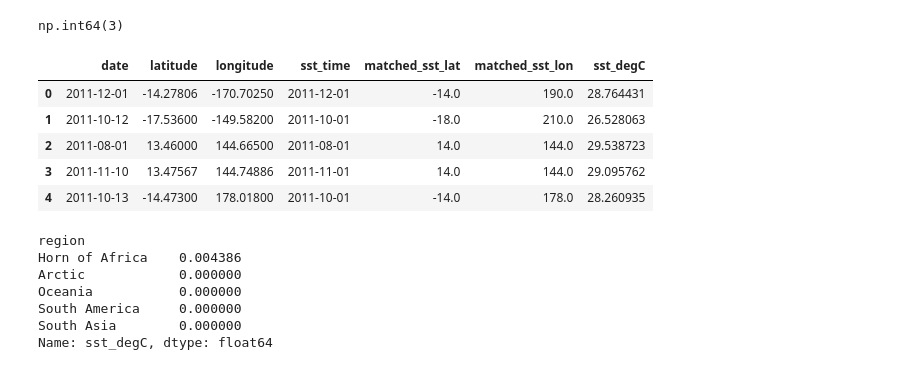
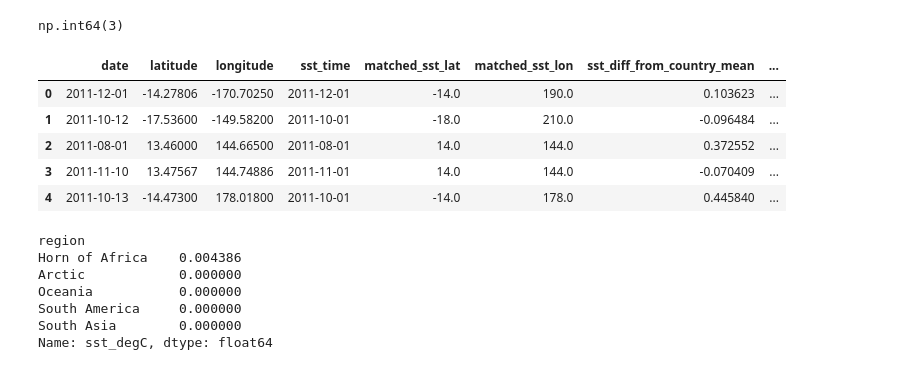
Before and after one commit to madwhe/WWF-Fisheries-Conflict-Analysis, a Jupyter notebook: WWF_Team9_Summer26.ipynb, the cells around one changed output. Drawn from its saved outputs; the diff is of its cells as text; code cells hidden in the pictures.

Commit message:
Update WWF_Team9_Summer26.ipynb
Helper function updated to calculate mean SST by country, then the difference from SST of a specific latitude/longitude.

```diff
--- a/WWF_Team9_Summer26.ipynb
+++ b/WWF_Team9_Summer26.ipynb
@@ -748,6 +739,7 @@ df_with_sst_ocean = add_sst_to_events(
     date_col="date",
     lat_col="latitude",
     lon_col="longitude",
+    country_col="country",
     max_radius_deg=10
 )
 
@@ -758,19 +750,21 @@ np.int64(3)
 # %%
 df_with_sst_ocean[[
     "date",
     "latitude",
     "longitude",
     "sst_time",
     "matched_sst_lat",
     "matched_sst_lon",
+    "sst_diff_from_country_mean",
+    "sst_country_mean_degC",
     "sst_degC"]].head()
 # %% [output]
-|  | date | latitude | longitude | sst_time | matched_sst_lat | matched_sst_lon | sst_degC |
-| 0 | 2011-12-01 | -14.27806 | -170.70250 | 2011-12-01 | -14.0 | 190.0 | 28.764431 |
-| 1 | 2011-10-12 | -17.53600 | -149.58200 | 2011-10-01 | -18.0 | 210.0 | 26.528063 |
-| 2 | 2011-08-01 | 13.46000 | 144.66500 | 2011-08-01 | 14.0 | 144.0 | 29.538723 |
-| 3 | 2011-11-10 | 13.47567 | 144.74886 | 2011-11-01 | 14.0 | 144.0 | 29.095762 |
-| 4 | 2011-10-13 | -14.47300 | 178.01800 | 2011-10-01 | -14.0 | 178.0 | 28.260935 |
+|  | date | latitude | longitude | sst_time | matched_sst_lat | matched_sst_lon | sst_diff_from_country_mean | ... |
+| 0 | 2011-12-01 | -14.27806 | -170.70250 | 2011-12-01 | -14.0 | 190.0 | 0.103623 | ... |
+| 1 | 2011-10-12 | -17.53600 | -149.58200 | 2011-10-01 | -18.0 | 210.0 | -0.096484 | ... |
+| 2 | 2011-08-01 | 13.46000 | 144.66500 | 2011-08-01 | 14.0 | 144.0 | 0.372552 | ... |
+| 3 | 2011-11-10 | 13.47567 | 144.74886 | 2011-11-01 | 14.0 | 144.0 | -0.070409 | ... |
+| 4 | 2011-10-13 | -14.47300 | 178.01800 | 2011-10-01 | -14.0 | 178.0 | 0.445840 | ... |
 # %%
 # summarize missing by region
 df_with_sst_ocean.groupby("region")["sst_degC"].apply(
```
Also changed, not shown: parts of 4 cells of this notebook.
